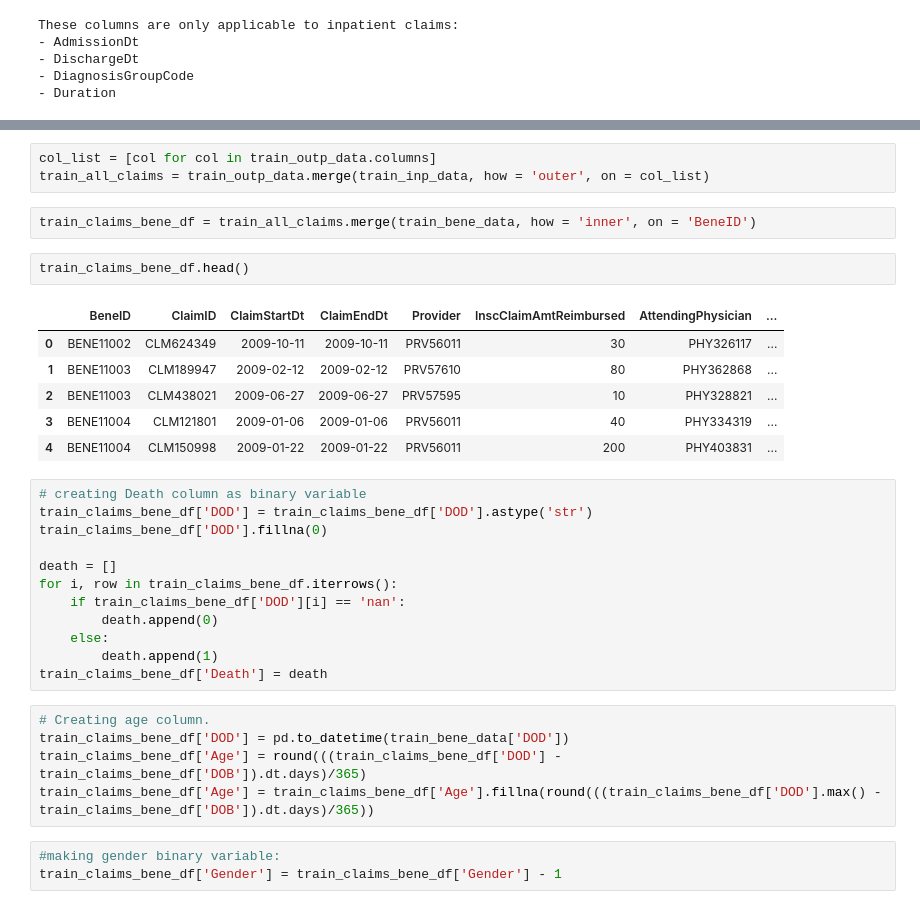
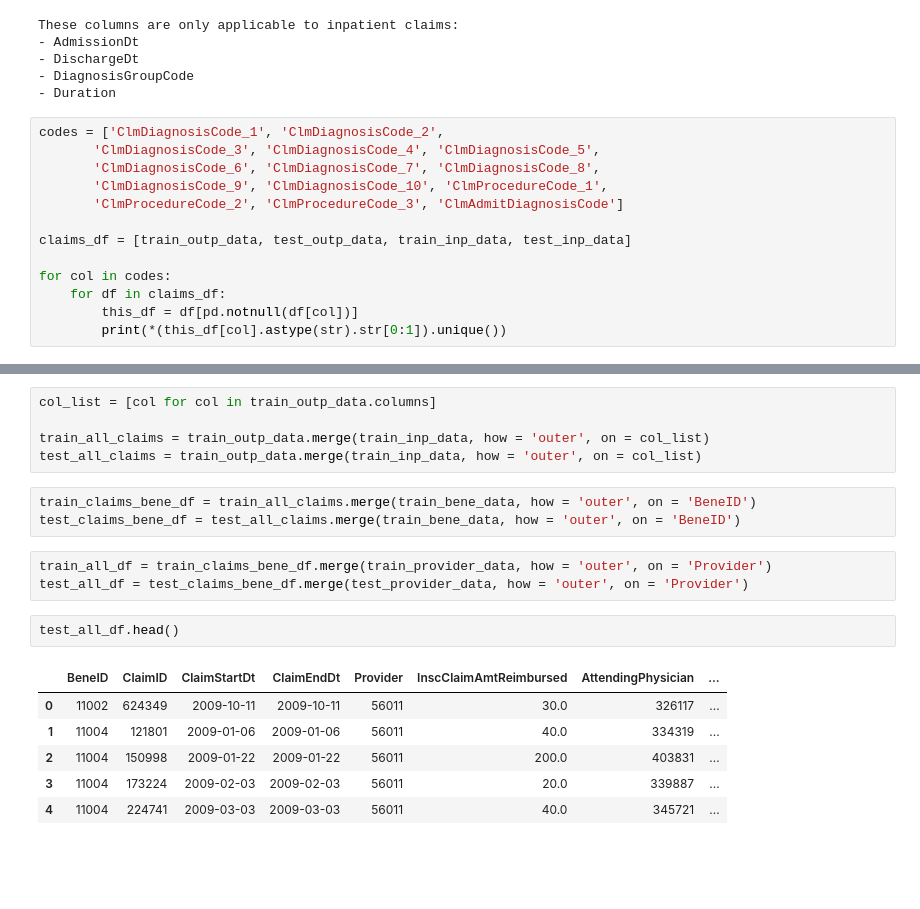
Before and after one commit to jasheriff/healthcare_fraud, a Jupyter notebook: fraud_data_wrangling.ipynb, the cells around one changed output, grey strips where cells are left out. Saved outputs shown, nothing was run; the diff lists cells and outputs as text; blank space fills up the shorter version.

```diff
--- a/fraud_data_wrangling.ipynb
+++ b/fraud_data_wrangling.ipynb
@@ -110,3 +324,16 @@ These columns are only applicable to inpatient claims:
 - DischargeDt
 - DiagnosisGroupCode
 - Duration
+# %%
+codes = ['ClmDiagnosisCode_1', 'ClmDiagnosisCode_2',
+       'ClmDiagnosisCode_3', 'ClmDiagnosisCode_4', 'ClmDiagnosisCode_5',
+       'ClmDiagnosisCode_6', 'ClmDiagnosisCode_7', 'ClmDiagnosisCode_8',
+       'ClmDiagnosisCode_9', 'ClmDiagnosisCode_10', 'ClmProcedureCode_1',
+       'ClmProcedureCode_2', 'ClmProcedureCode_3', 'ClmAdmitDiagnosisCode']
+
+claims_df = [train_outp_data, test_outp_data, train_inp_data, test_inp_data]
+
+for col in codes:
+    for df in claims_df:
+        this_df = df[pd.notnull(df[col])]
+        print(*(this_df[col].astype(str).str[0:1]).unique())
@@ -113,34 +364,20 @@ These columns are only applicable to inpatient claims:
 # %%
 col_list = [col for col in train_outp_data.columns]
+
 train_all_claims = train_outp_data.merge(train_inp_data, how = 'outer', on = col_list)
+test_all_claims = train_outp_data.merge(train_inp_data, how = 'outer', on = col_list)
 # %%
-train_claims_bene_df = train_all_claims.merge(train_bene_data, how = 'inner', on = 'BeneID')
+train_claims_bene_df = train_all_claims.merge(train_bene_data, how = 'outer', on = 'BeneID')
+test_claims_bene_df = test_all_claims.merge(train_bene_data, how = 'outer', on = 'BeneID')
+# %%
+train_all_df = train_claims_bene_df.merge(train_provider_data, how = 'outer', on = 'Provider')
+test_all_df = test_claims_bene_df.merge(test_provider_data, how = 'outer', on = 'Provider')
 # %%
-train_claims_bene_df.head()
+test_all_df.head()
 # %% [output]
 |  | BeneID | ClaimID | ClaimStartDt | ClaimEndDt | Provider | InscClaimAmtReimbursed | AttendingPhysician | ... |
-| 0 | BENE11002 | CLM624349 | 2009-10-11 | 2009-10-11 | PRV56011 | 30 | PHY326117 | ... |
-| 1 | BENE11003 | CLM189947 | 2009-02-12 | 2009-02-12 | PRV57610 | 80 | PHY362868 | ... |
-| 2 | BENE11003 | CLM438021 | 2009-06-27 | 2009-06-27 | PRV57595 | 10 | PHY328821 | ... |
-| 3 | BENE11004 | CLM121801 | 2009-01-06 | 2009-01-06 | PRV56011 | 40 | PHY334319 | ... |
-| 4 | BENE11004 | CLM150998 | 2009-01-22 | 2009-01-22 | PRV56011 | 200 | PHY403831 | ... |
+| 0 | 11002 | 624349 | 2009-10-11 | 2009-10-11 | 56011 | 30.0 | 326117 | ... |
+| 1 | 11004 | 121801 | 2009-01-06 | 2009-01-06 | 56011 | 40.0 | 334319 | ... |
+| 2 | 11004 | 150998 | 2009-01-22 | 2009-01-22 | 56011 | 200.0 | 403831 | ... |
+| 3 | 11004 | 173224 | 2009-02-03 | 2009-02-03 | 56011 | 20.0 | 339887 | ... |
+| 4 | 11004 | 224741 | 2009-03-03 | 2009-03-03 | 56011 | 40.0 | 345721 | ... |
-# %%
-# creating Death column as binary variable
-train_claims_bene_df['DOD'] = train_claims_bene_df['DOD'].astype('str')
-train_claims_bene_df['DOD'].fillna(0)
-
-death = []
-for i, row in train_claims_bene_df.iterrows():
-    if train_claims_bene_df['DOD'][i] == 'nan':
-        death.append(0)
-    else:
-        death.append(1)
-train_claims_bene_df['Death'] = death
-# %%
-# Creating age column.
-train_claims_bene_df['DOD'] = pd.to_datetime(train_bene_data['DOD'])
-train_claims_bene_df['Age'] = round(((train_claims_bene_df['DOD'] - train_claims_bene_df['DOB']).dt.days)/365)
-train_claims_bene_df['Age'] = train_claims_bene_df['Age'].fillna(round(((train_claims_bene_df['DOD'].max() - train_claims_bene_df['DOB']).dt.days)/365))
-# %%
-#making gender binary variable:
-train_claims_bene_df['Gender'] = train_claims_bene_df['Gender'] - 1
```
Also changed, not shown: parts of 33 cells of this notebook.
